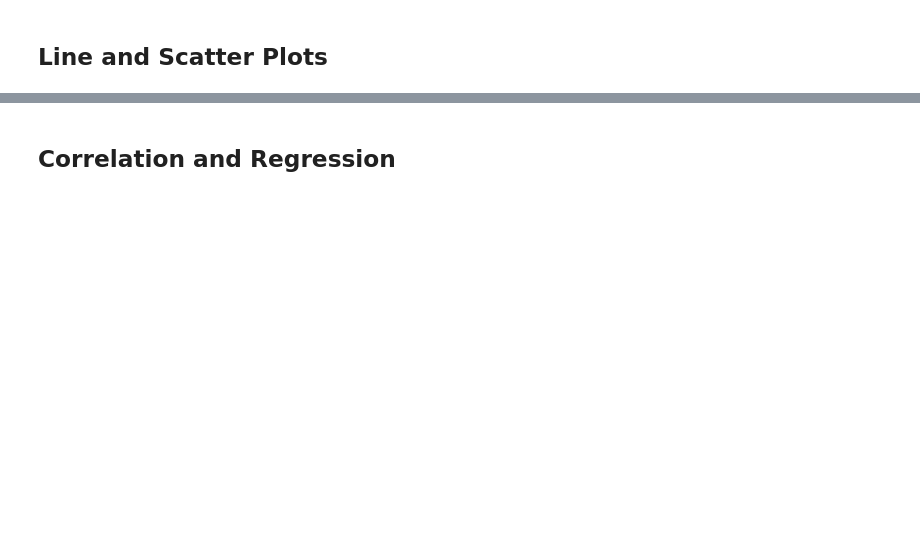
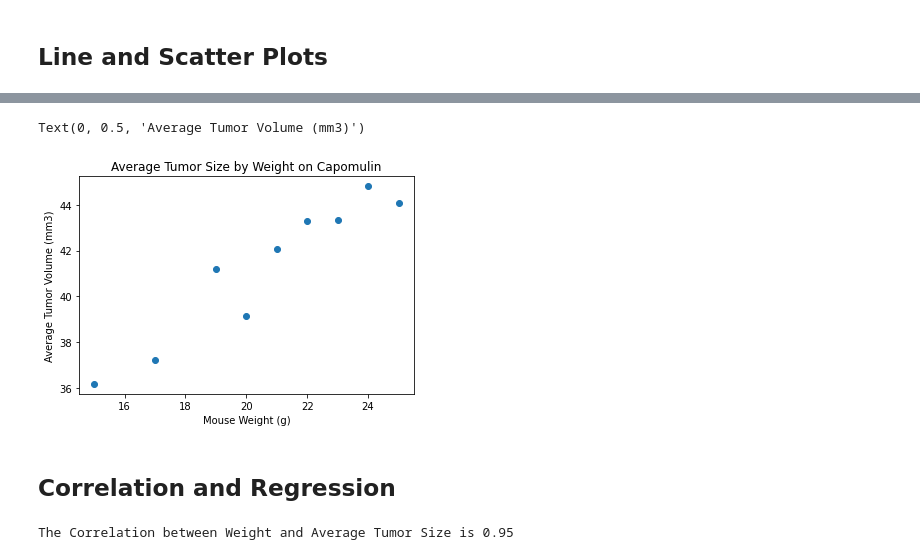
Before and after one commit to wgaechter/WG_MatPlotLib_HW_5, a Jupyter notebook: Pymaceuticals/pymaceuticals.ipynb, the cells around one changed output, grey strips where cells are left out. Drawn from its saved outputs; the diff is of its cells as text; code cells hidden in the pictures; blank space fills up the shorter version.

```diff
--- a/Pymaceuticals/pymaceuticals.ipynb
+++ b/Pymaceuticals/pymaceuticals.ipynb
@@ -303,5 +438,27 @@ Values above 111.18822347500002 could be outliers.
+# %%
+# Generate a scatter plot of average tumor volume vs. mouse weight for the Capomulin regimen
+
+cap_scatter = cap_line.groupby(cap_line['Weight (g)'], as_index=False)['Tumor Volume (mm3)'].mean()
+cap_scatter
+
+scatter_x = cap_scatter['Weight (g)']
+scatter_y = cap_scatter['Tumor Volume (mm3)']
+
+
+
+plt.scatter(scatter_x, scatter_y)
+plt.title('Average Tumor Size by Weight on Capomulin')
+plt.xlabel('Mouse Weight (g)')
+plt.ylabel('Average Tumor Volume (mm3)')
+# %% [output]
+Text(0, 0.5, 'Average Tumor Volume (mm3)')
+[figure, added]
 # %% [markdown]
 ## Correlation and Regression
 # %%
-# Calculate the correlation coefficient and linear regression model
-# for mouse weight and average tumor volume for the Capomulin regimen
+# Calculate the correlation coefficient and linear regression model for mouse weight and average tumor volume for the Capomulin regimen
+
+correlation = sts.pearsonr(scatter_x, scatter_y)
+print(f"The Correlation between Weight and Average Tumor Size is {round(correlation[0],2)}")
+# %% [output]
+The Correlation between Weight and Average Tumor Size is 0.95
```
Also changed, not shown: parts of 9 cells of this notebook.
